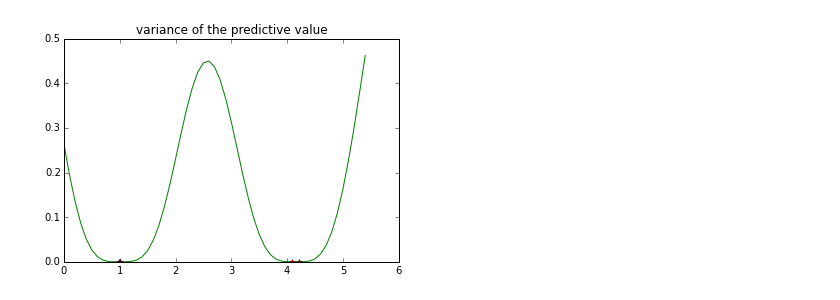
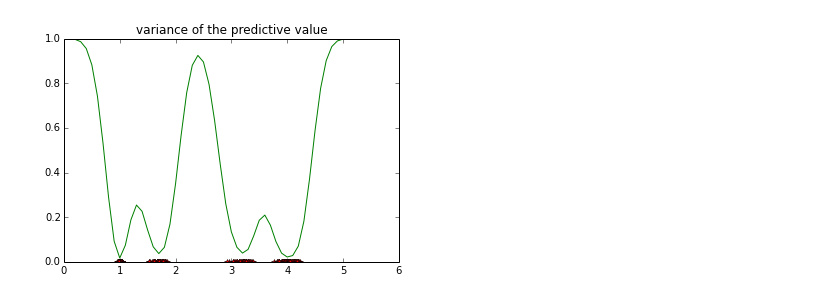
Before and after one commit to titicaca/GP-Clustering, a Jupyter notebook: GP Clustering 1d test.ipynb, the cells around one changed output. Cells and saved outputs as stored; diff of their text form; code cells hidden in the pictures.

Commit message:
add noise variance to kernel function

```diff
--- a/GP Clustering 1d test.ipynb
+++ b/GP Clustering 1d test.ipynb
@@ -48,8 +49,7 @@ plotScatter(data,"scatter plot","r");
 #Calculate Covariance Matrix C
 def kernelFunction(x1, x2):
     c = 0;
-    c += (x1 - x2) **2
-
+    c += 10 * (x1 - x2) **2
     c = math.exp(- 0.5 * c)
     return c
 # %%
@@ -71,3 +68,7 @@ C = getCovarianceMatrix(data)
+# %%
+#calculate variance of dataset
+def getVariance(data):
+    return np.var(data)
 # %%
 #calculate matrix k for new data point x
 def getMatrix_k(x, data):
@@ -82,6 +82,11 @@ k = getMatrix_k(0,data)
+# %%
+#calculate inversion of Matrix A
+def getInversionMatrix(data, C):
+    var = getVariance(data)
+    return  (C + var * matrix(np.eye(size)) ).I
 # %%
 #calcalate the variance for a given point x
-def varianceFunction(x, data, C):
+def varianceFunction(x, data, invA):
     k = getMatrix_k(x,data)
-    result = kernelFunction(x,x) - k.T * C.I * k
+    result = kernelFunction(x,x) - k.T * invA * k #here add var*I to add noise te covariance matrix
     return result[0,0]
@@ -103,9 +93,11 @@ matrix([[  1.00000000e+00,   3.98885924e-11,   2.56363819e-11,
 # %%
 grid = [0 + 0.1 * i for i in range (55) ]
 variances = [0 for i in range (55) ]
+C = getCovarianceMatrix(data)
+invA = getInversionMatrix(data, C)
 for i in range (len(grid)):
-    variances[i] = varianceFunction(grid[i], data, C)
+    variances[i] = varianceFunction(grid[i], data, invA)
 
 plotLine(data,grid, variances , "variance of the predictive value" , "g")
 # %% [output]
-[figure, old version]
+[figure, new version]
```
Also changed, not shown: parts of 14 cells of this notebook.
